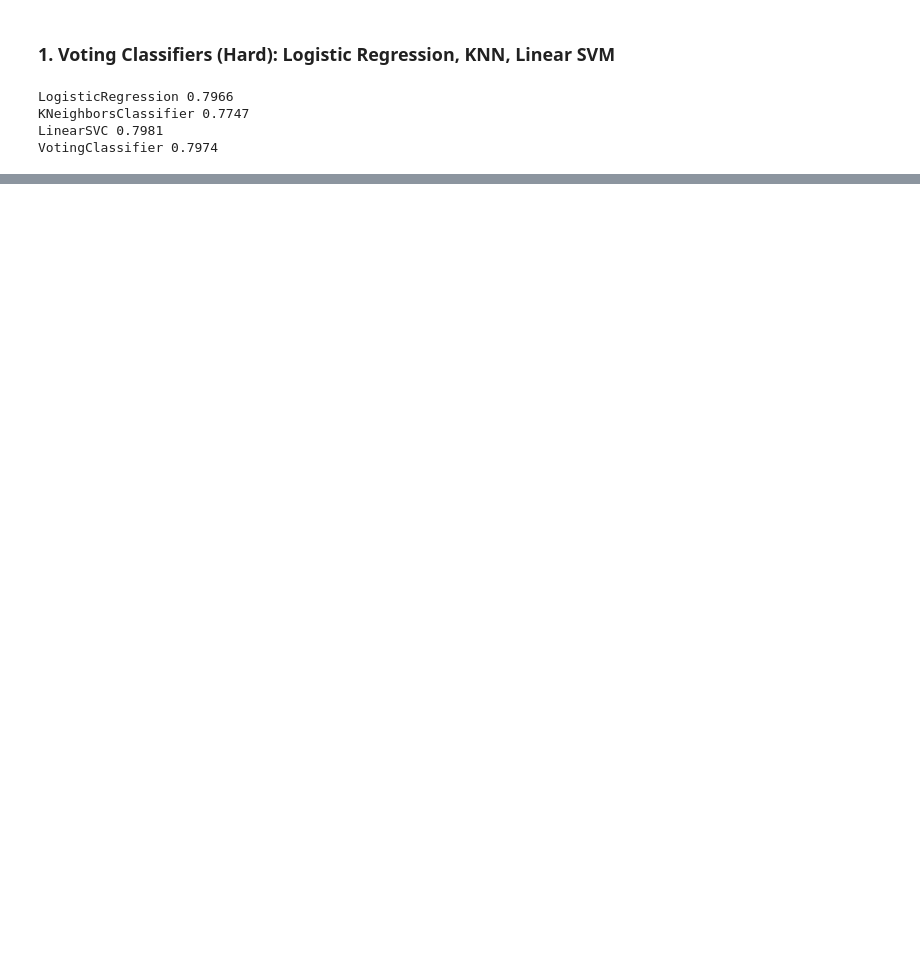
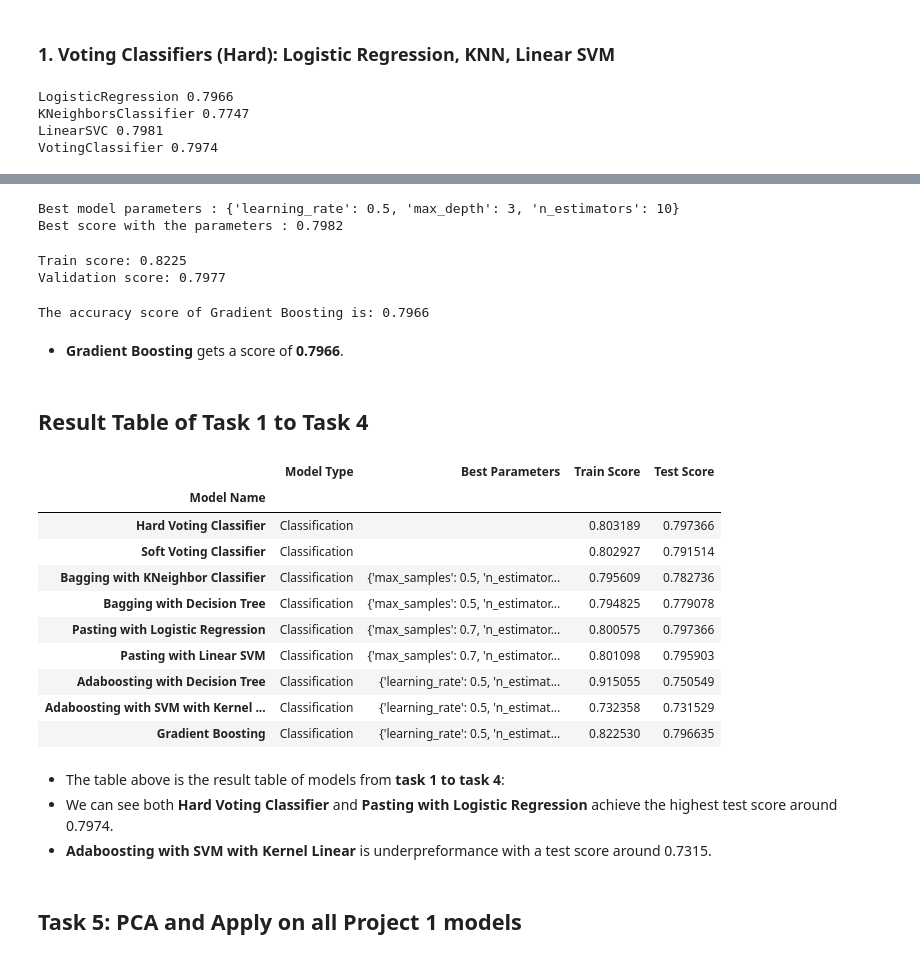
Before and after one commit to shanshanluo/machine_learning_ensemble_pca, a Jupyter notebook: Project_2 Clf/Project_2 Clf.ipynb, the cells around one changed output, grey strips where cells are left out. Cells and saved outputs as stored; diff of their text form; code cells hidden in the pictures; blank space fills up the shorter version.

Commit message:
Update Project_2 Clf.ipynb
Full Version of the Classification Part

```diff
--- a/Project_2 Clf/Project_2 Clf.ipynb
+++ b/Project_2 Clf/Project_2 Clf.ipynb
@@ -280,0 +662,6 @@ VotingClassifier 0.7901
+# %%
+model_Scores.append({'Model Type':'Classification',
+                    'Model Name': 'Adaboosting with SVM with Kernel Linear',
+                    'Best Parameters': grid6.best_params_,
+                    'Train Score': ada_skl.score(X_train, y_train),
+                    'Test Score': ada_skl.score(X_test, y_test)})
@@ -280,0 +674,9 @@ VotingClassifier 0.7901
+# %%
+param7 = {
+    "learning_rate": [0.3, 0.5, 0.7],
+    "max_depth":[3,5,8],
+    "n_estimators":[10, 50, 100]
+    }
+
+grid7 = GridSearchCV(GradientBoostingClassifier(), param7, cv=5, n_jobs=-1)
+grid7.fit(X_train, y_train)
@@ -280,0 +701,52 @@ VotingClassifier 0.7901
+# %%
+print('Best model parameters : ' + str(grid7.best_params_))
+print('Best score with the parameters : {:.4f}'.format(grid7.best_score_))
+gb_clf = grid7.best_estimator_
+# %% [output]
+Best model parameters : {'learning_rate': 0.5, 'max_depth': 3, 'n_estimators': 10}
+Best score with the parameters : 0.7982
+# %%
+gb_train_score = gb_clf.score(X_train, y_train)
+gb_valid_score = gb_clf.score(X_valid, y_valid)
+print('Train score: {:.4f}'.format(gb_train_score))
+print('Validation score: {:.4f}'.format(gb_valid_score))
+# %% [output]
+Train score: 0.8225
+Validation score: 0.7977
+# %%
+gb_acu = gb_clf.score(X_test, y_test)
+print("The accuracy score of Gradient Boosting is: {:.4f}".format(gb_acu))
+# %% [output]
+The accuracy score of Gradient Boosting is: 0.7966
+# %%
+model_Scores.append({'Model Type':'Classification',
+                    'Model Name': 'Gradient Boosting',
+                    'Best Parameters': grid6.best_params_,
+                    'Train Score': gb_clf.score(X_train, y_train),
+                    'Test Score': gb_clf.score(X_test, y_test)})
+# %% [markdown]
+- **Gradient Boosting** gets a score of **0.7966**.
+# %% [markdown]
+## Result Table of Task 1 to Task 4
+# %%
+table = pd.DataFrame(model_Scores)
+table.set_index('Model Name', inplace = True)
+table
+# %% [output]
+|  | Model Type | Best Parameters | Train Score | Test Score |
+| Model Name |  |  |  |  |
+| Hard Voting Classifier | Classification |  | 0.803189 | 0.797366 |
+| Soft Voting Classifier | Classification |  | 0.802927 | 0.791514 |
+| Bagging with KNeighbor Classifier | Classification | {'max_samples': 0.5, 'n_estimator... | 0.795609 | 0.782736 |
+| Bagging with Decision Tree | Classification | {'max_samples': 0.5, 'n_estimator... | 0.794825 | 0.779078 |
+| Pasting with Logistic Regression | Classification | {'max_samples': 0.7, 'n_estimator... | 0.800575 | 0.797366 |
+| Pasting with Linear SVM | Classification | {'max_samples': 0.7, 'n_estimator... | 0.801098 | 0.795903 |
+| Adaboosting with Decision Tree | Classification | {'learning_rate': 0.5, 'n_estimat... | 0.915055 | 0.750549 |
+| Adaboosting with SVM with Kernel ... | Classification | {'learning_rate': 0.5, 'n_estimat... | 0.732358 | 0.731529 |
+| Gradient Boosting | Classification | {'learning_rate': 0.5, 'n_estimat... | 0.822530 | 0.796635 |
+# %% [markdown]
+- The table above is the result table of models from **task 1 to task 4**:
+- We can see both **Hard Voting Classifier** and **Pasting with Logistic Regression** achieve the highest test score around 0.7974.
+- **Adaboosting with SVM with Kernel Linear** is underpreformance with a test score around 0.7315.
+# %% [markdown]
+## Task 5: PCA and Apply on all Project 1 models
```
Also changed, not shown: parts of 85 cells of this notebook.
